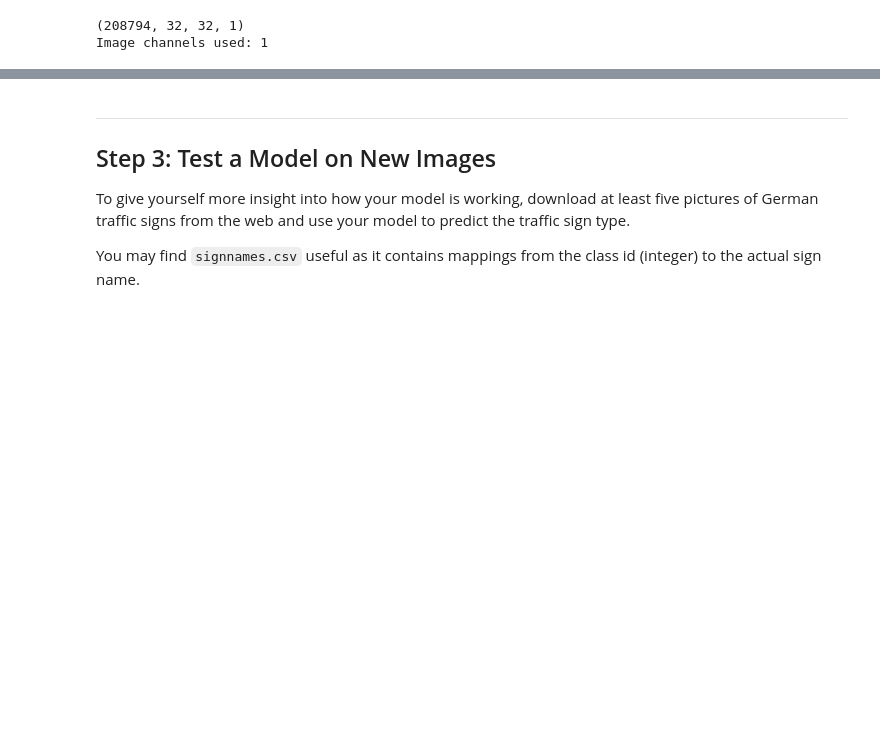
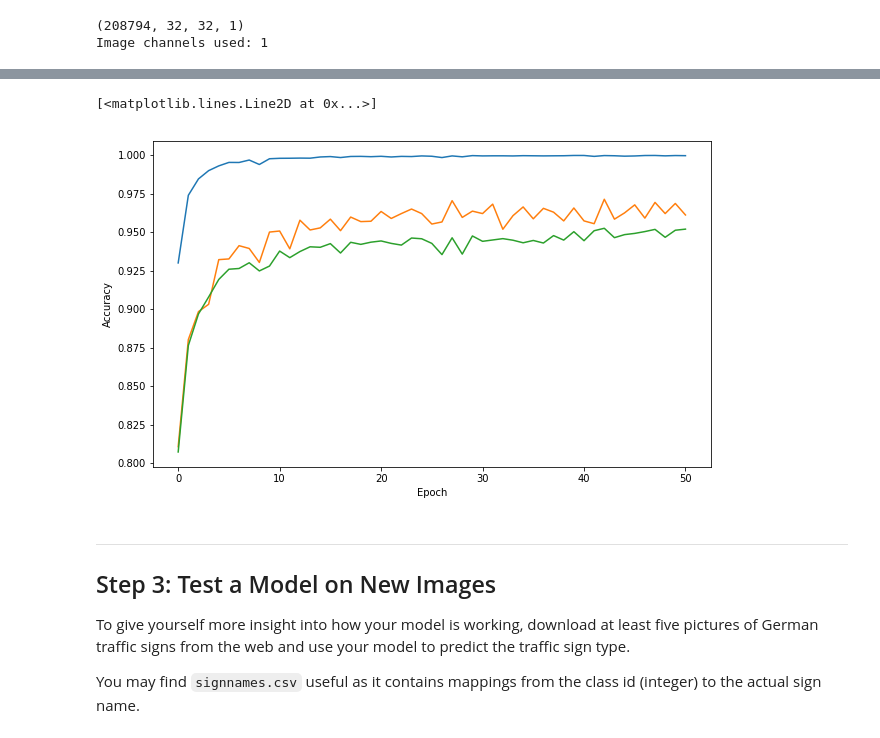
Before and after one commit to zhuangh/CarND-Traffic-Sign-Classifier-Project, a Jupyter notebook: Traffic_Sign_Classifier.ipynb, the cells around one changed output, grey strips where cells are left out. Cells and saved outputs as stored; diff of their text form; code cells hidden in the pictures; blank space fills up the shorter version.

```diff
--- a/Traffic_Sign_Classifier.ipynb
+++ b/Traffic_Sign_Classifier.ipynb
@@ -599,3 +601,19 @@ with tf.Session() as sess:
+# %%
+epoch_index = [i for i in range(EPOCHS)]
+#print(epoch_index)
+plt.figure('Accuracy Performance', figsize=(10,6))
+plt.xlabel('Epoch')
+plt.ylabel('Accuracy')
+plt.plot(epoch_index, train_acc_fig, label='Train Set')
+
+#plt.figure('Validation Accuracy Performance')
+plt.plot(epoch_index, valid_acc_fig, label='Validation Set')
+
+#plt.figure('Test Accuracy Performance')
+plt.plot(epoch_index, test_acc_fig, label='Test Set')
+# %% [output]
+[<matplotlib.lines.Line2D at 0x...>]
+[figure, added]
 # %% [markdown]
 ---
 
```
Also changed, not shown: parts of 6 cells of this notebook.
